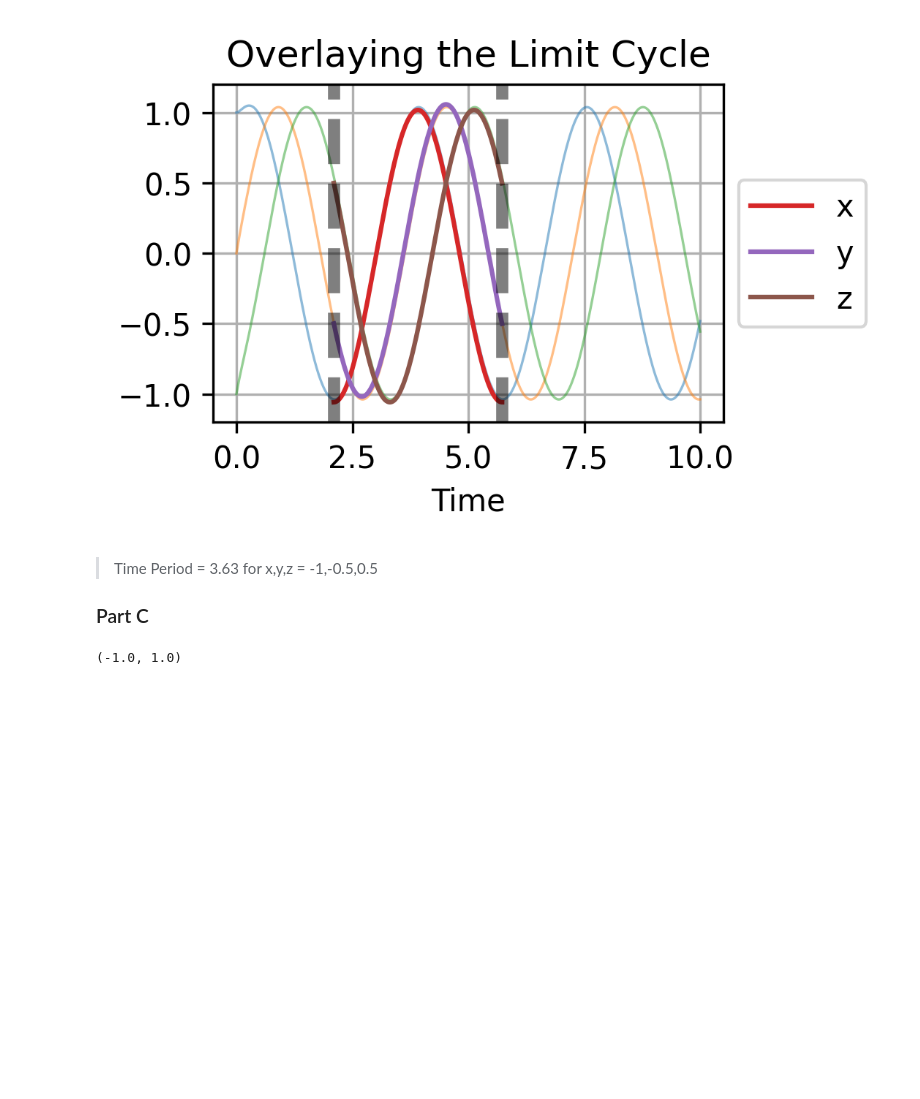
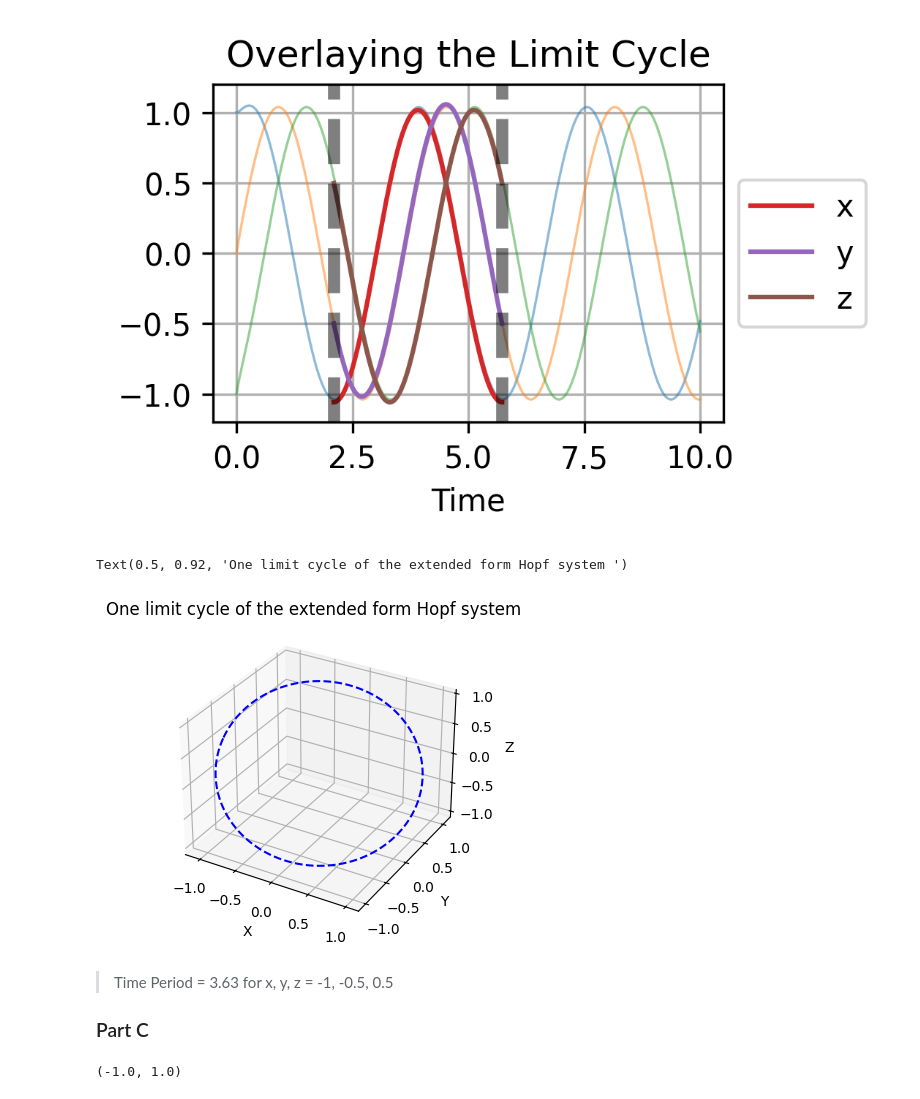
Before and after one commit to LudoOliver/emat30008, a Jupyter notebook: SciCompDemos.ipynb, the cells around one changed output. Saved outputs shown, nothing was run; the diff lists cells and outputs as text; code cells hidden in the pictures; blank space fills up the shorter version.

```diff
--- a/SciCompDemos.ipynb
+++ b/SciCompDemos.ipynb
@@ -141,8 +138,23 @@ print(f"This system has an oscilation period of {CycleT:.2f}")
 # %% [output]
 This system has an oscilation period of 3.63
 [figure]
+# %%
+
+import numpy as np
+from mpl_toolkits.mplot3d import Axes3D
+
+fig = plt.figure(figsize=(4,4))
+ax = fig.add_subplot(111, projection='3d',)
+ax.plot(NewXYZ[0], NewXYZ[1], NewXYZ[2], linestyle='--', color='b')
+ax.set_xlabel('X')
+ax.set_ylabel('Y')
+ax.set_zlabel('Z')
+ax.set_title('One limit cycle of the extended form Hopf system ')
+# %% [output]
+Text(0.5, 0.92, 'One limit cycle of the extended form Hopf system ')
+[figure, added]
 # %% [markdown]
-> Time Period = 3.63 for x,y,z = -1,-0.5,0.5
+> Time Period = 3.63 for x, y, z = -1, -0.5, 0.5
 ### Part C
 # %%
 import Week17Continuation
```
Also changed, not shown: parts of 16 cells of this notebook, 1 other file.
